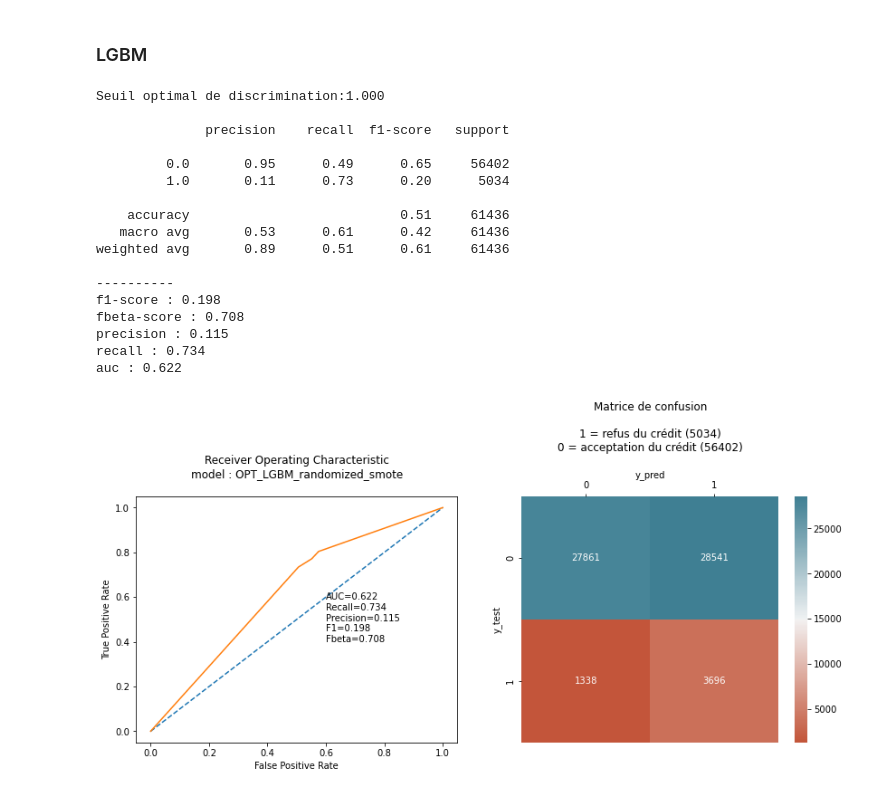
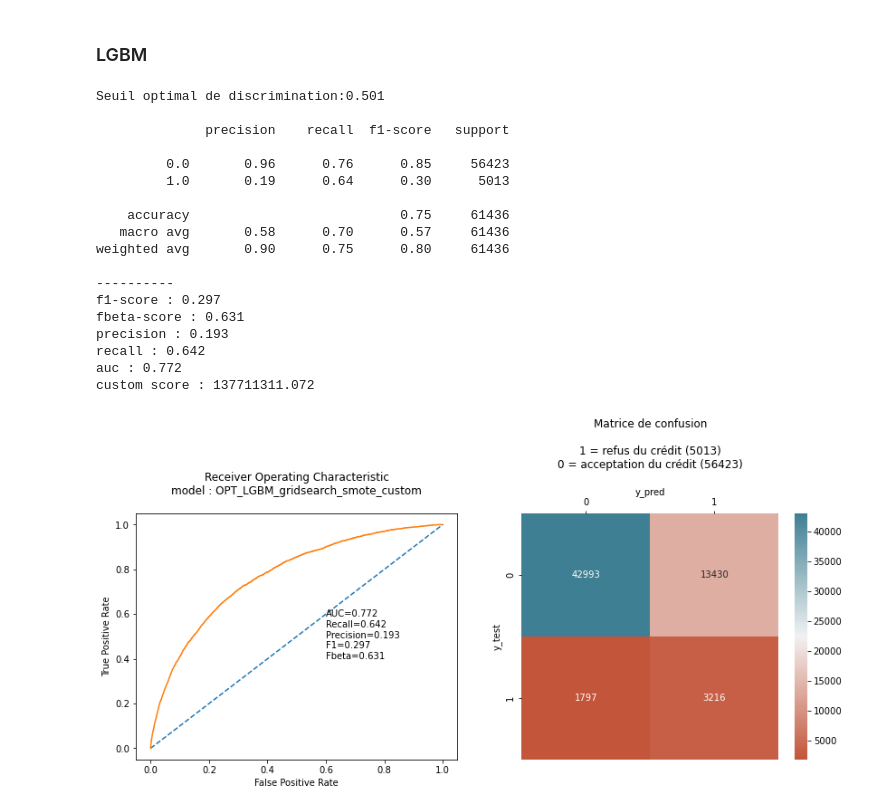
Before and after one commit to HDeBoissezon/P7, a Jupyter notebook: P7_Modelling.ipynb, the cells around one changed output. Saved outputs shown, nothing was run; the diff lists cells and outputs as text; code cells hidden in the pictures.

Commit message:
2022-06-01 modelling + API en fastAPI

```diff
--- a/P7_Modelling.ipynb
+++ b/P7_Modelling.ipynb
@@ -110,7 +139,7 @@ Notre échantillon d'entraînement contient 245741 individus avec 125 variables
 # %%
-from sklearn.impute import SimpleImputer
 # # mise en place du pipeline pour les données qualitatives
-quali_pipeline = make_pipeline(SimpleImputer(strategy='constant', fill_value='-1'))
+quali_pipeline = make_pipeline(SimpleImputer(
+    strategy='constant', fill_value='-1'))
 
 # mise en place du pipeline pour les données quantitatives
 quanti_pipeline = make_pipeline(StandardScaler())
@@ -119,7 +148,7 @@ liste_quanti = [
 
 # mise en place du preprocessor
 preprocessor = make_column_transformer((quanti_pipeline, liste_quanti),
-                                        (quali_pipeline, liste_quali))
+                                       (quali_pipeline, liste_quali))
 # %%
 set_config(display='diagram')
 preprocessor
@@ -179,5 +208,6 @@ ratio initial 1/0 : 0.088
 # %%
-oversampling = SMOTENC(sampling_strategy=.11, categorical_features=[0, 8], random_state=10)
+oversampling = SMOTENC(sampling_strategy=.11, categorical_features=[
+                       0, 8], random_state=10)
 undersampling = RandomUnderSampler(sampling_strategy=1, random_state=10)
 
 steps = [('over', oversampling), ('under', undersampling)]
@@ -909,7 +971,7 @@ def optimisation_param(model_opt, run, X_train, y_train, X_test, y_test, resulta
     recall = recall_score(y_true=y_test, y_pred=y_pred)
     auc_score = auc(x=fpr, y=tpr)
     fbeta = fbeta_score(y_true=y_test, y_pred=y_pred, beta=beta)
-    custom = custom_metric(y_pred, y_test)
+    custom = custom_metric(y_true=y_test, y_pred=y_pred)
 
     # Affichage du rapport de classification
     print(classification_report(y_true=y_test, y_pred=y_pred))
@@ -960,15 +1025,10 @@ def optimisation_param(model_opt, run, X_train, y_train, X_test, y_test, resulta
 # %%
-# test avec randomizedSearchCV
-distribution_lr = {'logisticregression__penalty': penalty,
-                   'logisticregression__C': C,
-                   'logisticregression__solver': solver}
+# configuration modèle
+model = RandomForestClassifier(random_state=10)
+rf = make_pipeline(preprocessor, model)
 
-# configuration modèle
-model = LogisticRegression(random_state=10)
-lr = make_pipeline(preprocessor, model)
-
-randomized_lr_smote = RandomizedSearchCV(
-    lr, param_distributions=distribution_lr, scoring=fbeta_scorer, cv=5, random_state=10)
-resultats_optimisation, randomized_lr_smote_opt = optimisation_param(
-    randomized_lr_smote, "OPT_LogRef_randomized_smote", X_train_balanced, y_train_balanced, X_test, y_test, resultats_optimisation)
+gridsearch_rf_smote = GridSearchCV(
+    estimator=rf, param_grid=param_grid_rf, scoring=custom_score, cv=5)
+resultats_optimisation, gridsearch_rf_smote_opt_custom = optimisation_param(
+    gridsearch_rf_smote, "OPT_RF_gridsearch_smote_custom", X_train_balanced, y_train_balanced, X_test, y_test, resultats_optimisation)
 # %% [output]
@@ -1001,39 +1061,33 @@ resultats_optimisation
 # %%
-distribution_lgbm = {'lgbmclassifier__max_depth': max_depth,
-                     'lgbmclassifier__num_leaves': num_leaves,
-                     'lgbmclassifier__num_iterations': num_iterations,
-                     'lgbmclassifier__learning_rate': learning_rate,
-                     'lgbmclassifier__reg_alpha': reg_alpha,
-                     'lgbmclassifier__reg_lambda': reg_lambda,
-                     'lgbmclassifier__min_split_gain': min_split_gain}
 
 # configuration modèle
 model = LGBMClassifier(random_state=10)
 lgbm = make_pipeline(preprocessor, model)
 
-randomized_lgbm_smote = RandomizedSearchCV(
-    lgbm, param_distributions=distribution_lgbm, scoring=fbeta_scorer, cv=5, random_state=10, verbose=-1, n_iter=10)
-resultats_optimisation, randomized_lgbm_smote_opt = optimisation_param(
-    randomized_lgbm_smote, "OPT_LGBM_randomized_smote", X_train_balanced, y_train_balanced, X_test, y_test, resultats_optimisation)
+gridsearch_lgbm_smote = GridSearchCV(
+    estimator=lgbm, param_grid=param_grid_lgbm, scoring=custom_score, cv=5)
+resultats_optimisation, gridsearch_lgbm_smote_opt_custom = optimisation_param(
+    gridsearch_lgbm_smote, "OPT_LGBM_gridsearch_smote_custom", X_train_balanced, y_train_balanced, X_test, y_test, resultats_optimisation)
 # %% [output]
-Seuil optimal de discrimination:1.000
+Seuil optimal de discrimination:0.501
 
               precision    recall  f1-score   support
 
-         0.0       0.95      0.49      0.65     56402
-         1.0       0.11      0.73      0.20      5034
+         0.0       0.96      0.76      0.85     56423
+         1.0       0.19      0.64      0.30      5013
 
-    accuracy                           0.51     61436
-   macro avg       0.53      0.61      0.42     61436
-weighted avg       0.89      0.51      0.61     61436
+    accuracy                           0.75     61436
+   macro avg       0.58      0.70      0.57     61436
+weighted avg       0.90      0.75      0.80     61436
 
 ----------
-f1-score : 0.198
-fbeta-score : 0.708
-precision : 0.115
-recall : 0.734
-auc : 0.622
+f1-score : 0.297
+fbeta-score : 0.631
+precision : 0.193
+recall : 0.642
+auc : 0.772
+custom score : 137711311.072
-[figure, old version]
+[figure, new version]
 # %%
 resultats_optimisation
 # %% [output]
```
Also changed, not shown: parts of 95 cells of this notebook, 3 other files.
